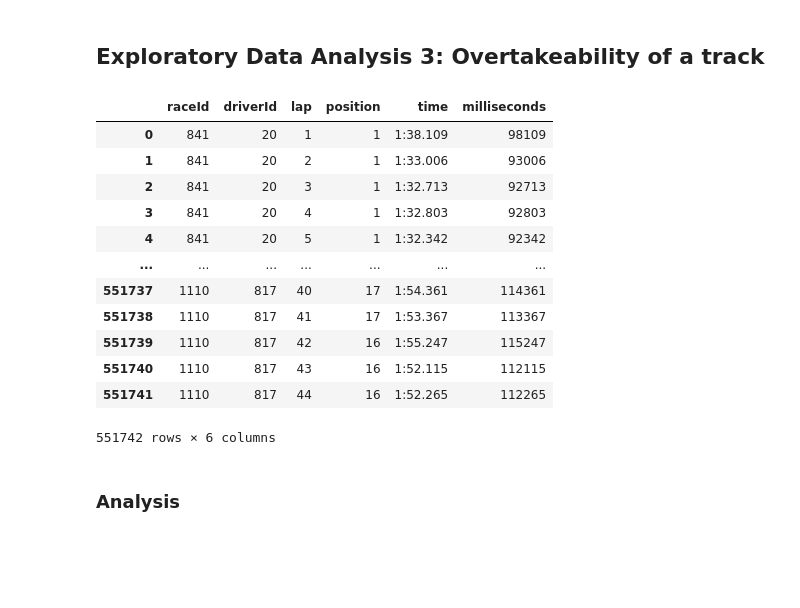
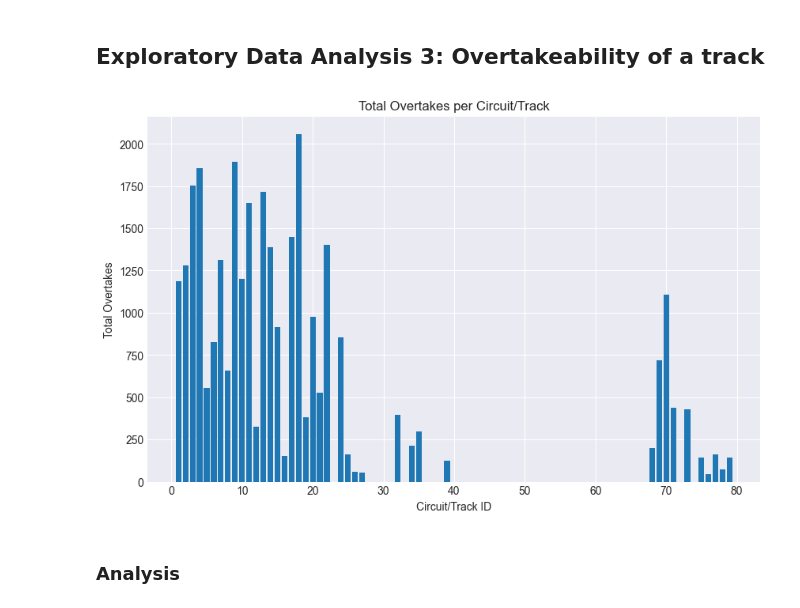
Before and after one commit to enzzzoooo/csmodel-formulaOne, a Jupyter notebook: formulaone-datadesc.ipynb, the cells around one changed output. Saved outputs shown, nothing was run; the diff lists cells and outputs as text; code cells hidden in the pictures; blank space fills up the shorter version.

```diff
--- a/formulaone-datadesc.ipynb
+++ b/formulaone-datadesc.ipynb
@@ -334,29 +334,37 @@ Passing `palette` without assigning `hue` is deprecated and will be removed in v
 As for this figure, the graph for this EDA is negatively skewed while "hamilton" stays on top of the podium by significantly having the most number of podium finishes for the past decade, as its fellow competitors stay on the bottom having a significant gap among one another. In additon to this, this graph is mostly used but not limited to evaluate the success of each driver in terms of their placement in the podium, and also to keep fans enthused in terms of who is their favorite driver on the racetracks. Factors such as the amount of non-finishes from the races, cars or even the driver themselves could also impact the results of this dataset as neither did not indicate if why drivers not shown on podium due to accidents, or lack of performance of either the car or the driver itself. For this model, the bar graph is appropriate for this comparsion as it only comnpares the amount of podium finishes by each racer.
 # %% [markdown]
 ## Exploratory Data Analysis 3: Overtakeability of a track
-# %%
-# EDA 3: Overtakeability of a track
-
-recent_race_info = recent_race[['raceId', 'year', 'name']].sort_values(by='raceId')
-
-lap_times = pd.read_csv('lap_times.csv')
-recent_lap_times = lap_times[lap_times['raceId'].isin(recent_race)]
-
-lap_times
-# %% [output]
-|  | raceId | driverId | lap | position | time | milliseconds |
-| 0 | 841 | 20 | 1 | 1 | 1:38.109 | 98109 |
-| 1 | 841 | 20 | 2 | 1 | 1:33.006 | 93006 |
-| 2 | 841 | 20 | 3 | 1 | 1:32.713 | 92713 |
-| 3 | 841 | 20 | 4 | 1 | 1:32.803 | 92803 |
-| 4 | 841 | 20 | 5 | 1 | 1:32.342 | 92342 |
-| ... | ... | ... | ... | ... | ... | ... |
-| 551737 | 1110 | 817 | 40 | 17 | 1:54.361 | 114361 |
-| 551738 | 1110 | 817 | 41 | 17 | 1:53.367 | 113367 |
-| 551739 | 1110 | 817 | 42 | 16 | 1:55.247 | 115247 |
-| 551740 | 1110 | 817 | 43 | 16 | 1:52.115 | 112115 |
-| 551741 | 1110 | 817 | 44 | 16 | 1:52.265 | 112265 |
-551742 rows × 6 columns
+# %%
+import pandas as pd
+
+# Read the 'races.csv' file
+races = pd.read_csv('races.csv')
+
+# Read the 'lap_times.csv' file
+lap_times = pd.read_csv('lap_times.csv')
+
+# Merge the 'races' and 'lap_times' DataFrames on the 'raceId' column
+merged_data = pd.merge(races, lap_times, on='raceId', how='inner')
+
+# Perform your EDA on the merged data
+# Calculate the position change between consecutive laps
+merged_data['position_change'] = merged_data.groupby(['raceId', 'driverId'])['position'].diff()
+
+# Calculate the number of overtakes (positive position changes) per race
+overtakes_per_race = merged_data[merged_data['position_change'] > 0].groupby(['circuitId', 'raceId']).size().reset_index(name='Overtakes')
+
+# Calculate the total overtakes per circuit/track
+total_overtakes_per_circuit = overtakes_per_race.groupby('circuitId')['Overtakes'].sum().reset_index()
+
+# Create a bar graph to visualize the total overtakes
+plt.figure(figsize=(10, 6))
+plt.bar(total_overtakes_per_circuit['circuitId'], total_overtakes_per_circuit['Overtakes'])
+plt.xlabel('Circuit/Track ID')
+plt.ylabel('Total Overtakes')
+plt.title('Total Overtakes per Circuit/Track')
+plt.show()
+# %% [output]
+[figure, added]
 # %% [markdown]
 ### Analysis
 # %% [markdown]
```
